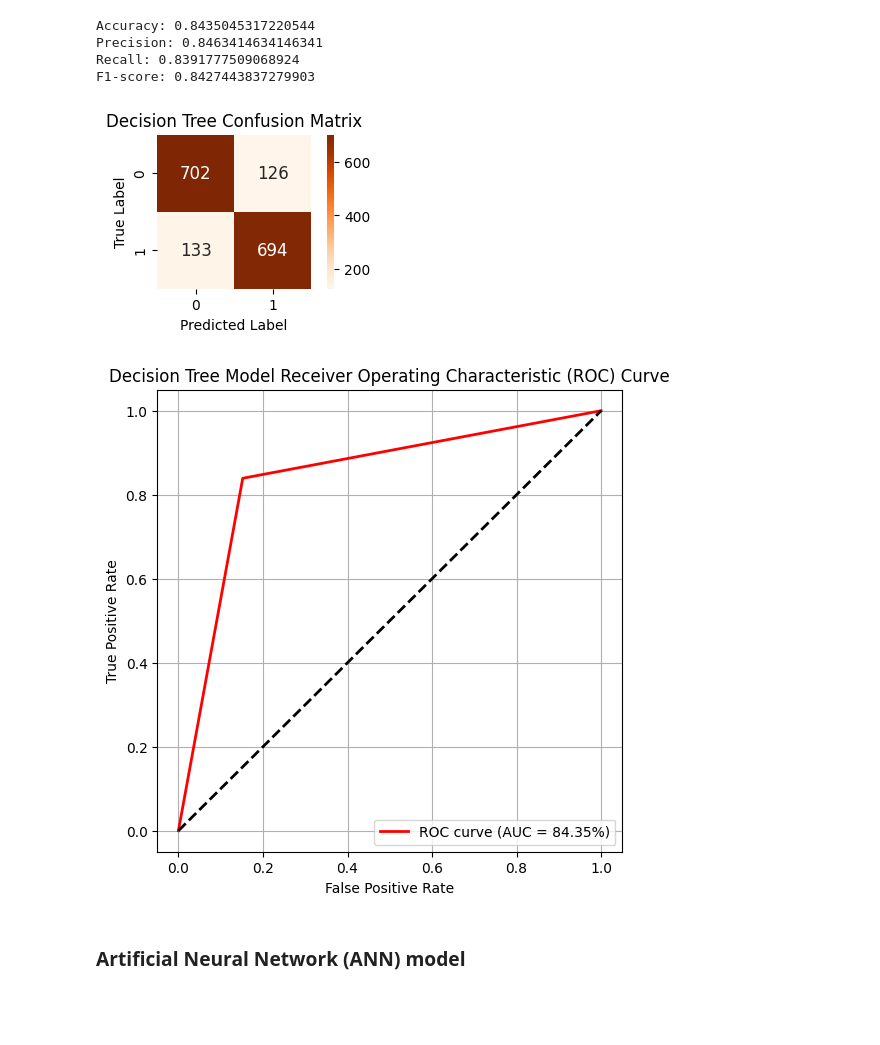
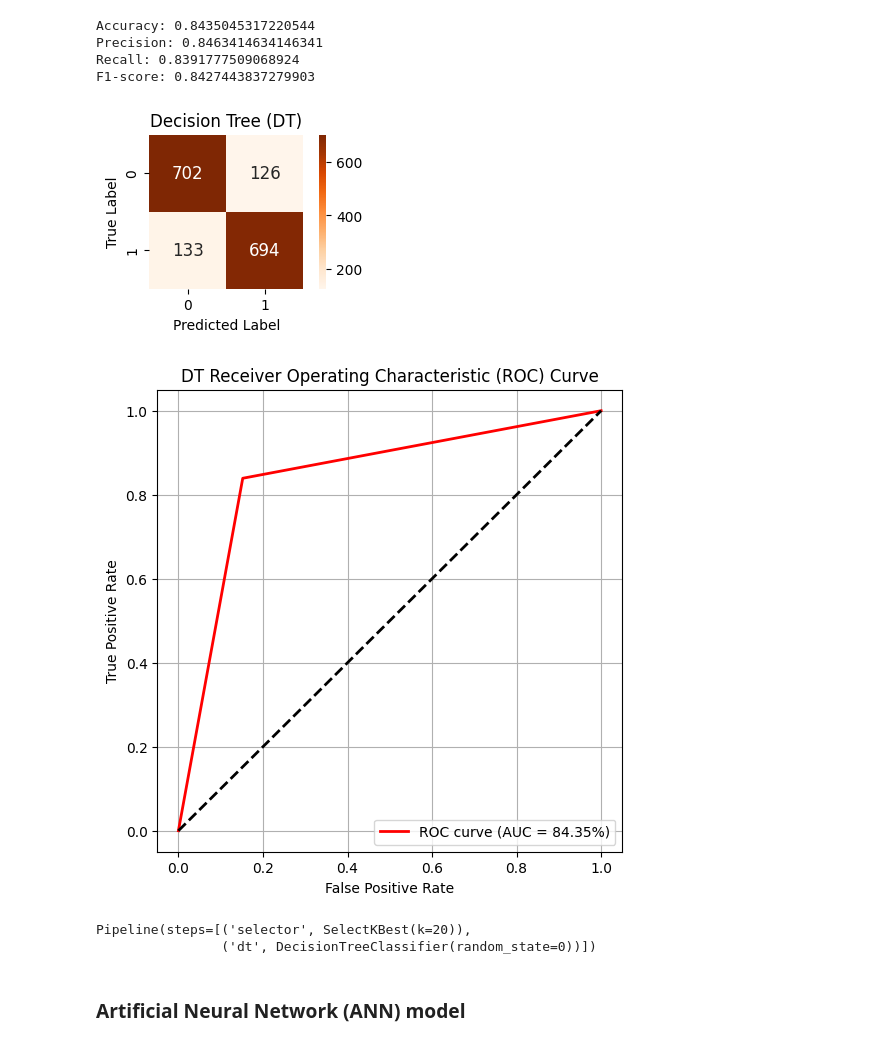
Before and after one commit to tsamuelabaptista/project-mbioinf, a Jupyter notebook: codigo-projeto/4-ML_dataset_equal.ipynb, the cells around one changed output. Saved outputs shown, nothing was run; the diff lists cells and outputs as text; code cells hidden in the pictures; blank space fills up the shorter version.

```diff
--- a/codigo-projeto/4-ML_dataset_equal.ipynb
+++ b/codigo-projeto/4-ML_dataset_equal.ipynb
@@ -857,37 +865,40 @@ plt.figure(figsize=(4, 2))
 sns.heatmap(cm_dt, annot=True, fmt='d', cmap='Oranges', square=True, annot_kws={"fontsize": 12})
 plt.xlabel('Predicted Label')
 plt.ylabel('True Label')
-plt.title('Decision Tree Confusion Matrix')
+plt.title('Decision Tree (DT)')
 plt.show()
 # %% [output]
-[figure, old version]
+[figure, new version]
 # %%
 # Make probability predictions on the test set
 y_test_pred_prob_dt = model_dt.predict_proba(X_test)[:, 1]  # Obtain probability estimates
 
 # Calculate ROC curve for the test set using probability predictions
 fpr_dt, tpr_dt, thresholds_dt = roc_curve(y_test, y_test_pred_prob_dt)
 auc_dt = (auc(fpr_dt, tpr_dt) * 100)
 
 # Plot ROC curve for the test set
 plt.figure(figsize=(6, 6))
 plt.plot(fpr_dt, tpr_dt, color='red', lw=2, label=f'ROC curve (AUC = {auc_dt:.2f}%)')
 plt.plot([0, 1], [0, 1], color='black', lw=2, linestyle='--')
 plt.xlabel('False Positive Rate')
 plt.ylabel('True Positive Rate')
-plt.title('Decision Tree Model Receiver Operating Characteristic (ROC) Curve')
+plt.title('DT Receiver Operating Characteristic (ROC) Curve')
 plt.legend(loc='lower right')
 plt.grid(True)
 plt.show()
 # %% [output]
-[figure, old version]
+[figure, new version]
 # %%
-# Save the model:
-# pickle.dump(model_dt, open('model_dt.pkl', 'wb'))
+# #Save the model:
+pickle.dump(model_dt, open('model_dt_equal.pkl', 'wb'))
 
-# Load the saved model
-# loaded_model_dt = pickle.load(open('model_dt.pkl', 'rb'))
-# loaded_model_dt
+# #Load the saved model
+loaded_model_dt = pickle.load(open('model_dt_equal.pkl', 'rb'))
+loaded_model_dt
+# %% [output]
+Pipeline(steps=[('selector', SelectKBest(k=20)),
+                ('dt', DecisionTreeClassifier(random_state=0))])
 # %% [markdown]
 ### Artificial Neural Network (ANN) model
 # %%
```
Also changed, not shown: parts of 20 cells of this notebook, 23 other files.
